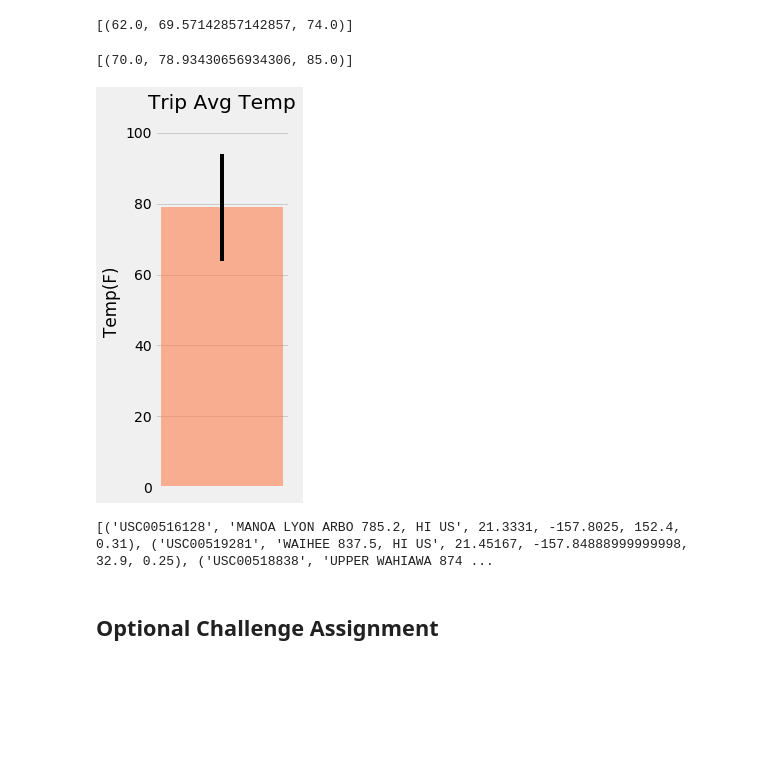
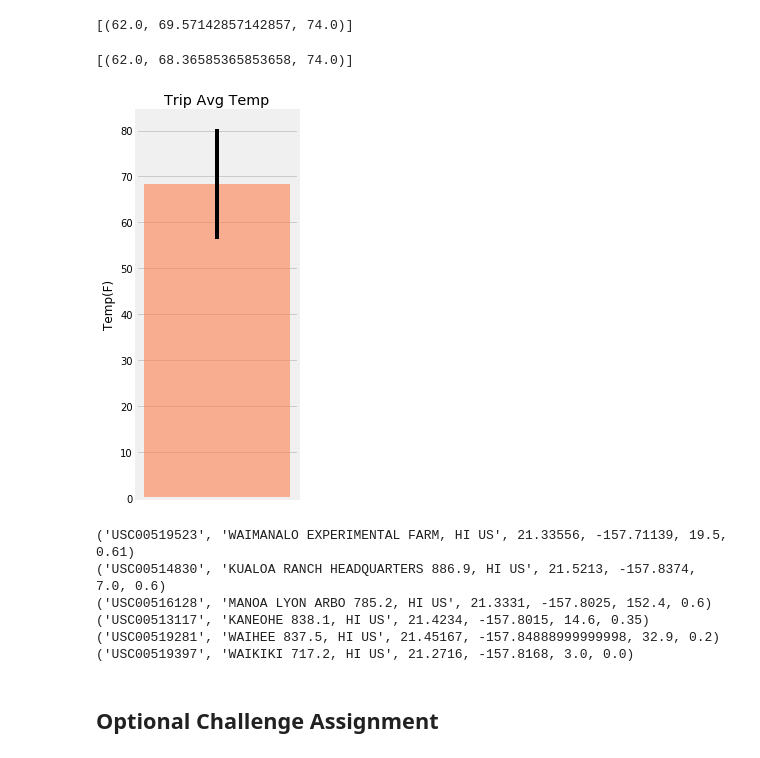
Before and after one commit to jingan0514/10-Advanced-Data-Storage-and-Retrieval, a Jupyter notebook: climate.ipynb, the cells around one changed output. Saved outputs shown, nothing was run; the diff lists cells and outputs as text; code cells hidden in the pictures; blank space fills up the shorter version.

```diff
--- a/climate.ipynb
+++ b/climate.ipynb
@@ -146,32 +146,45 @@ print(calc_temps('2012-02-28', '2012-03-05'))
 # %%
 # Use your previous function `calc_temps` to calculate the tmin, tavg, and tmax
 # for your trip using the previous year's data for those same dates.
-result = calc_temps('2017-07-25', '2017-08-5')
+start_date = '2017-01-01'
+end_date = '2017-01-07'
+result = calc_temps(start_date, end_date)
 print(result)
 # %% [output]
-[(70.0, 78.93430656934306, 85.0)]
+[(62.0, 68.36585365853658, 74.0)]
 # %%
 # Plot the results from your previous query as a bar chart.
 # Use "Trip Avg Temp" as your Title
 # Use the average temperature for the y value
 # Use the peak-to-peak (tmax-tmin) value as the y error bar (yerr)
 x_pos = np.arange(1)
 error = result[0][2] - result[0][0]
 fig, ax = plt.subplots(figsize=(3,6))
 plt.bar(x_pos, result[0][1], alpha = 0.6, yerr = error, color = "coral")
 plt.title('Trip Avg Temp')
 plt.xticks([],[])
-plt.ylim([0,105])
 plt.ylabel('Temp(F)')
 plt.tight_layout()
 plt.show()
 # %% [output]
-[figure, old version]
+[figure, new version]
 # %%
 # Calculate the total amount of rainfall per weather station for your trip dates using the previous year's matching dates.
 # Sort this in descending order by precipitation amount and list the station, name, latitude, longitude, and elevation
+sel = [Station.station, Station.name, Station.latitude, Station.longitude, Station.elevation, func.sum(Measurement.prcp)]
+results = session.query(*sel).filter(Measurement.station == Station.station).\
+    filter(Measurement.date>=start_date).filter(Measurement.date<=end_date).\
+    group_by(Measurement.station).\
+    order_by(func.sum(Measurement.prcp).desc()).all()
+for result in results:
+    print(result)
 # %% [output]
-[('USC00516128', 'MANOA LYON ARBO 785.2, HI US', 21.3331, -157.8025, 152.4, 0.31), ('USC00519281', 'WAIHEE 837.5, HI US', 21.45167, -157.84888999999998, 32.9, 0.25), ('USC00518838', 'UPPER WAHIAWA 874 ...
+('USC00519523', 'WAIMANALO EXPERIMENTAL FARM, HI US', 21.33556, -157.71139, 19.5, 0.61)
+('USC00514830', 'KUALOA RANCH HEADQUARTERS 886.9, HI US', 21.5213, -157.8374, 7.0, 0.6)
+('USC00516128', 'MANOA LYON ARBO 785.2, HI US', 21.3331, -157.8025, 152.4, 0.6)
+('USC00513117', 'KANEOHE 838.1, HI US', 21.4234, -157.8015, 14.6, 0.35)
+('USC00519281', 'WAIHEE 837.5, HI US', 21.45167, -157.84888999999998, 32.9, 0.2)
+('USC00519397', 'WAIKIKI 717.2, HI US', 21.2716, -157.8168, 3.0, 0.0)
 # %% [markdown]
 ## Optional Challenge Assignment
 # %%
```
Also changed, not shown: parts of 6 cells of this notebook.
